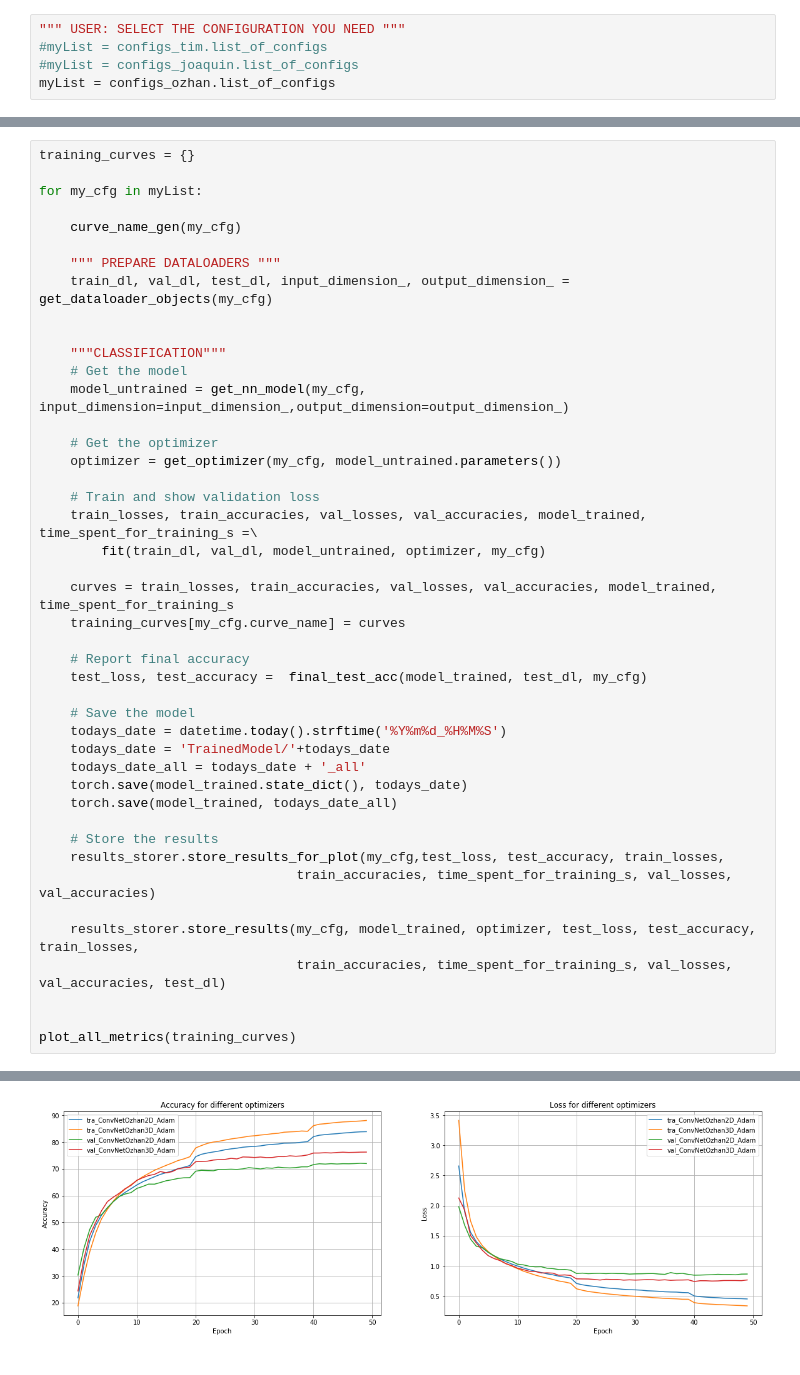
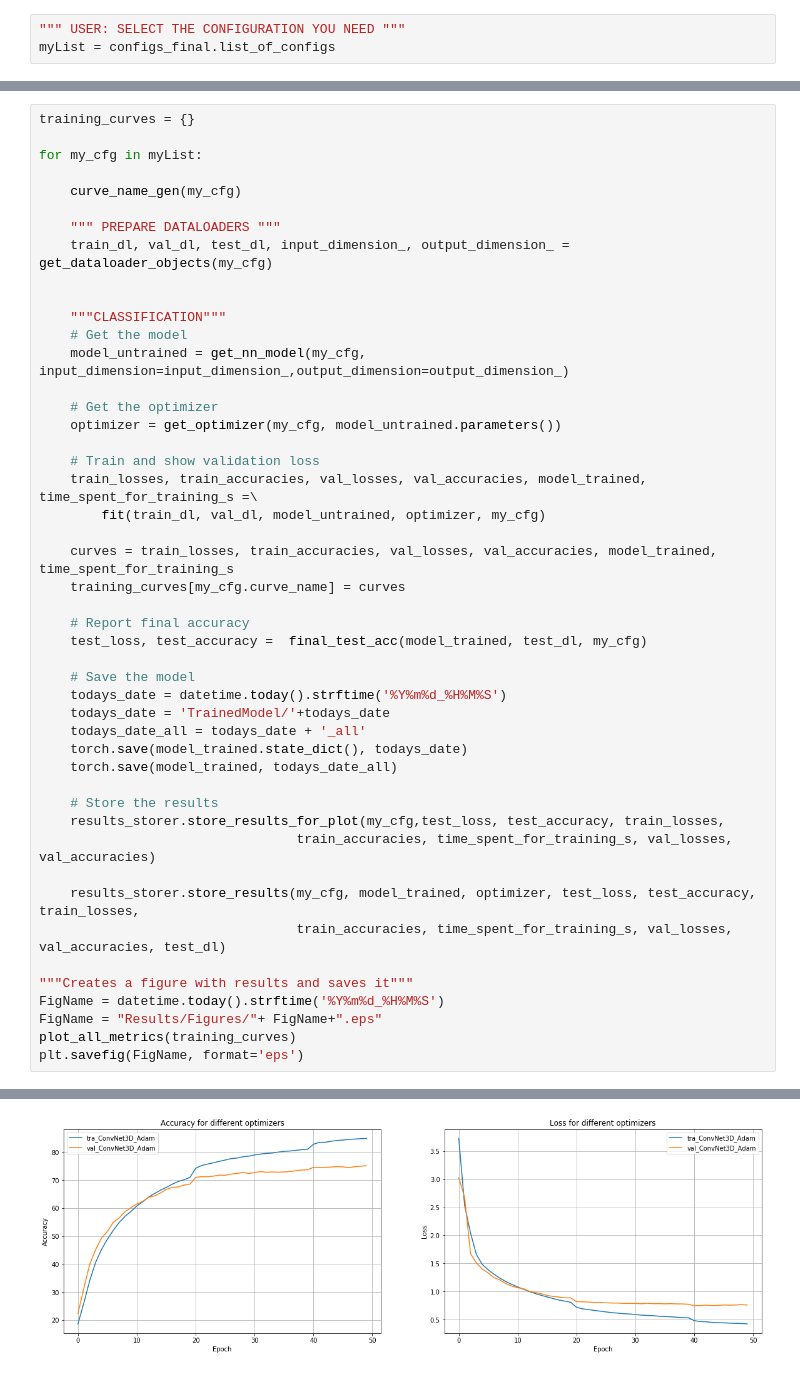
Before and after one commit to jpenalve/MLcourseProject, a Jupyter notebook: ProjectCode/Main.ipynb, the cells around one changed output, grey strips where cells are left out. Cells and saved outputs as stored; diff of their text form.

```diff
--- a/ProjectCode/Main.ipynb
+++ b/ProjectCode/Main.ipynb
@@ -26,5 +121,3 @@ import torch
 # %%
 """ USER: SELECT THE CONFIGURATION YOU NEED """
-#myList = configs_tim.list_of_configs
-#myList = configs_joaquin.list_of_configs
-myList = configs_ozhan.list_of_configs
+myList = configs_final.list_of_configs
@@ -72,6 +165,9 @@ for my_cfg in myList:
     results_storer.store_results(my_cfg, model_trained, optimizer, test_loss, test_accuracy, train_losses,
                                  train_accuracies, time_spent_for_training_s, val_losses, val_accuracies, test_dl)
 
-
+"""Creates a figure with results and saves it"""
+FigName = datetime.today().strftime('%Y%m%d_%H%M%S')
+FigName = "Results/Figures/"+ FigName+".eps"
 plot_all_metrics(training_curves)
+plt.savefig(FigName, format='eps')
 # %% [output]
@@ -118 +197 @@ Accuracy of class 7 : 72 % of 2829 labels
-[figure, old version]
+[figure, new version]
```
Also changed, not shown: parts of 9 cells of this notebook, 10 other files.
